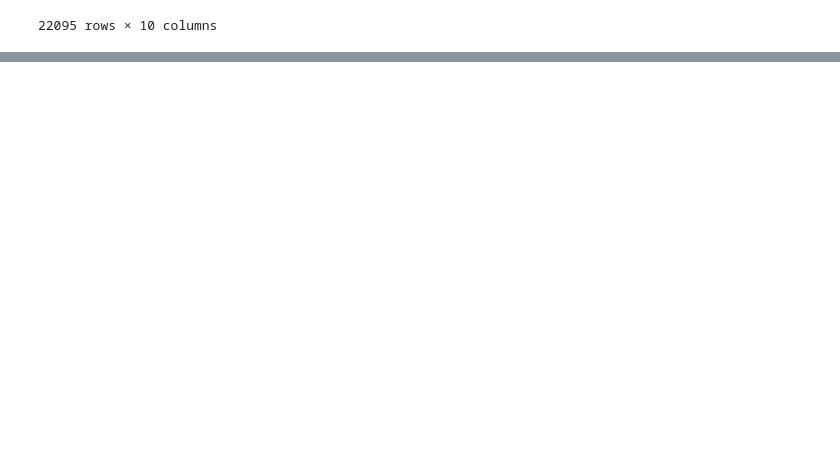
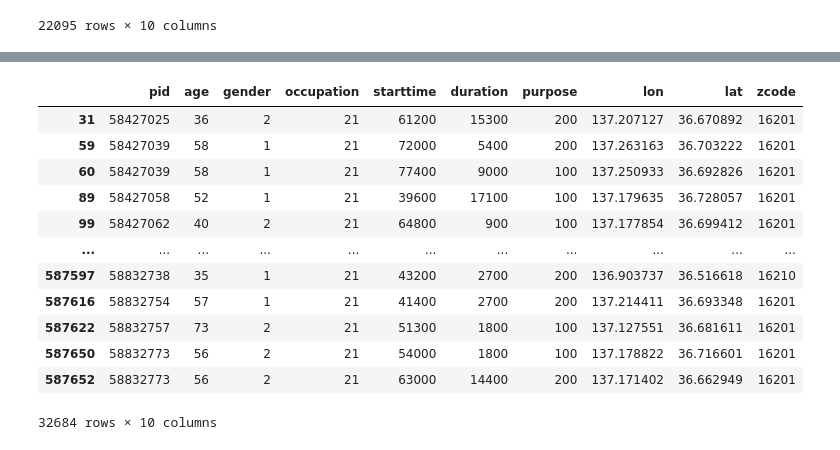
Before and after one commit to sekilab/Pseudo-PFLOW, a Jupyter notebook: target/classes/scripts/Evaluate_Activity.ipynb, the cells around one changed output, grey strips where cells are left out. Saved outputs shown, nothing was run; the diff lists cells and outputs as text; code cells hidden in the pictures; blank space fills up the shorter version.

```diff
--- a/target/classes/scripts/Evaluate_Activity.ipynb
+++ b/target/classes/scripts/Evaluate_Activity.ipynb
@@ -332,0 +346,3 @@ trip[(trip['distance']<1)&(trip['distance']>0)]#['mode'].hist()
+# %%
+df = pd.read_csv("/home/mdxuser/Data/PseudoPFLOW/activity_merge3/16/activity_16201.csv", names=['pid', 'age', 'gender', 'occupation', 'starttime', 'duration', 'purpose', 'lon', 'lat', 'zcode'])
+df
@@ -332,0 +363,17 @@ trip[(trip['distance']<1)&(trip['distance']>0)]#['mode'].hist()
+# %%
+check = df[df["purpose"].isin([100, 200])]
+check
+# %% [output]
+|  | pid | age | gender | occupation | starttime | duration | purpose | lon | lat | zcode |
+| 31 | 58427025 | 36 | 2 | 21 | 61200 | 15300 | 200 | 137.207127 | 36.670892 | 16201 |
+| 59 | 58427039 | 58 | 1 | 21 | 72000 | 5400 | 200 | 137.263163 | 36.703222 | 16201 |
+| 60 | 58427039 | 58 | 1 | 21 | 77400 | 9000 | 100 | 137.250933 | 36.692826 | 16201 |
+| 89 | 58427058 | 52 | 1 | 21 | 39600 | 17100 | 100 | 137.179635 | 36.728057 | 16201 |
+| 99 | 58427062 | 40 | 2 | 21 | 64800 | 900 | 100 | 137.177854 | 36.699412 | 16201 |
+| ... | ... | ... | ... | ... | ... | ... | ... | ... | ... | ... |
+| 587597 | 58832738 | 35 | 1 | 21 | 43200 | 2700 | 200 | 136.903737 | 36.516618 | 16210 |
+| 587616 | 58832754 | 57 | 1 | 21 | 41400 | 2700 | 200 | 137.214411 | 36.693348 | 16201 |
+| 587622 | 58832757 | 73 | 2 | 21 | 51300 | 1800 | 100 | 137.127551 | 36.681611 | 16201 |
+| 587650 | 58832773 | 56 | 2 | 21 | 54000 | 1800 | 100 | 137.178822 | 36.716601 | 16201 |
+| 587652 | 58832773 | 56 | 2 | 21 | 63000 | 14400 | 200 | 137.171402 | 36.662949 | 16201 |
+32684 rows × 10 columns
```
Also changed, not shown: parts of 11 cells of this notebook, 30 other files.
